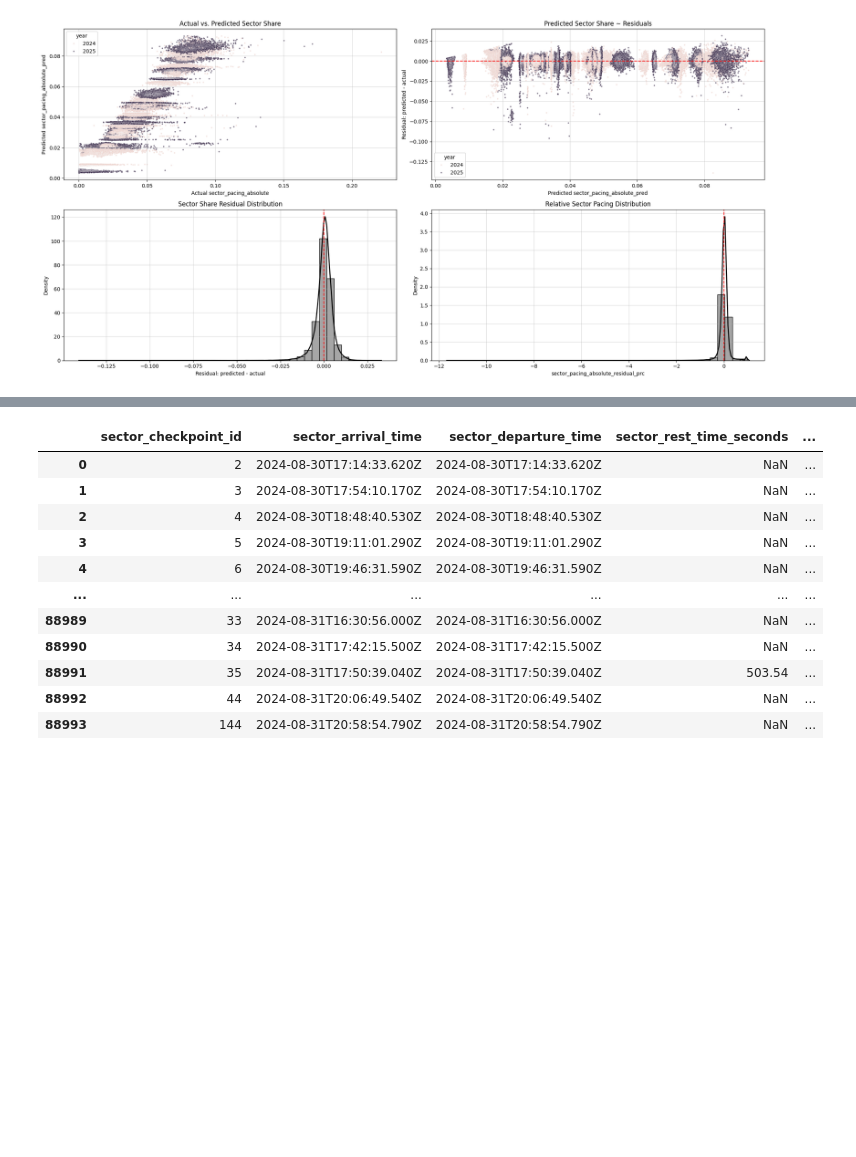
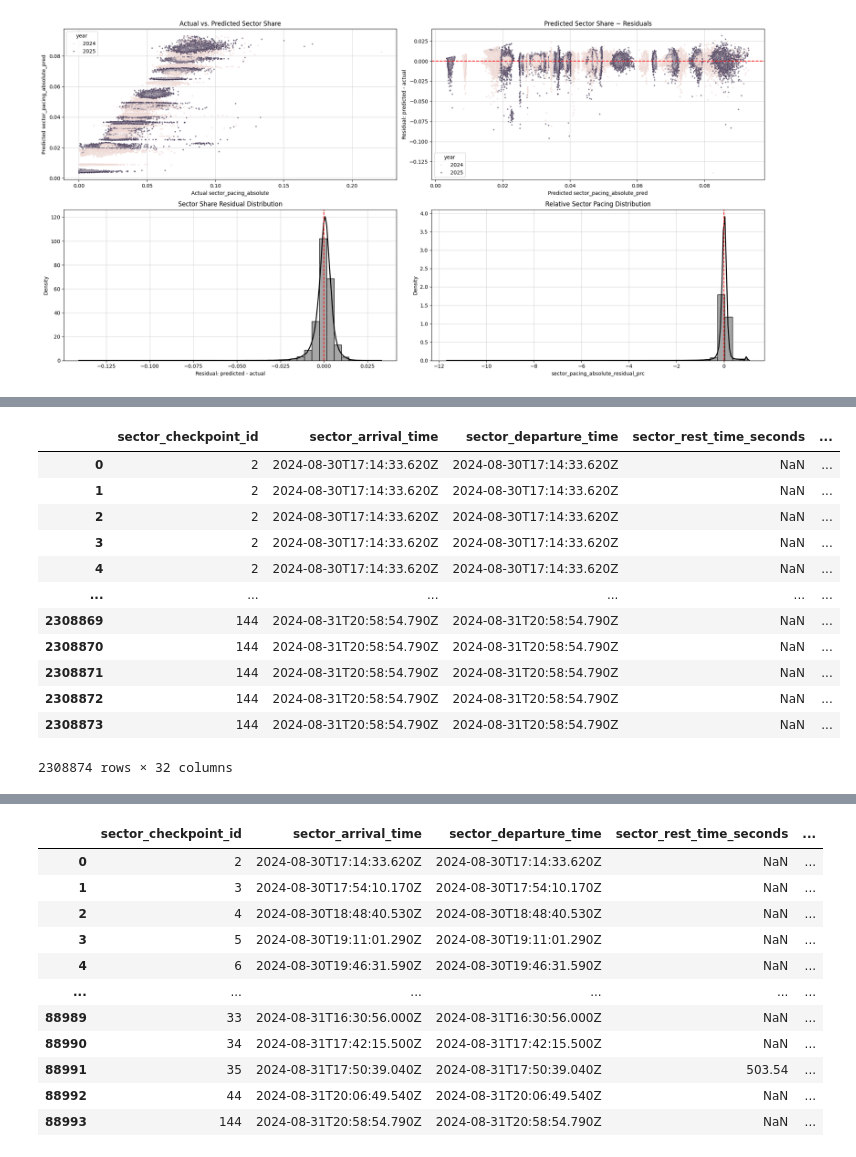
Before and after one commit to 1312Bravo/Path-To-UTMB, a Jupyter notebook: pacing_strategy/research.ipynb, the cells around one changed output, grey strips where cells are left out. Cells and saved outputs as stored; diff of their text form; code cells hidden in the pictures; blank space fills up the shorter version.

```diff
--- a/pacing_strategy/research.ipynb
+++ b/pacing_strategy/research.ipynb
@@ -99,3 +99,21 @@ runner_race_sector_data_df = runner_race_sector_data_df.assign(
         "year",
     ]).ngroup() + 1
 )
+# %%
+# Total race distance (year specific)
+total_distance_km_by_year = (
+    runner_race_sector_data_df
+    .query("runner_is_finisher == 1")
+    .groupby(["runner_id", "year"])["sector_distance_km"]
+    .sum()
+    .reset_index()
+    .groupby("year")["sector_distance_km"]
+    .mean()
+)
+
+runner_race_sector_data_df = (
+    runner_race_sector_data_df
+    .assign(
+        total_distance_km = lambda df: df["year"].map(total_distance_km_by_year),
+    )
+)
@@ -1218,0 +1256,16 @@ runner_race_sector_data_finisher_df = (
+# %%
+runner_race_sector_data_finisher_df.loc[:, runner_race_sector_data_finisher_df.columns.str.contains("sector")]
+# %% [output]
+|  | sector_checkpoint_id | sector_arrival_time | sector_departure_time | sector_rest_time_seconds | ... |
+| 0 | 2 | 2024-08-30T17:14:33.620Z | 2024-08-30T17:14:33.620Z | NaN | ... |
+| 1 | 2 | 2024-08-30T17:14:33.620Z | 2024-08-30T17:14:33.620Z | NaN | ... |
+| 2 | 2 | 2024-08-30T17:14:33.620Z | 2024-08-30T17:14:33.620Z | NaN | ... |
+| 3 | 2 | 2024-08-30T17:14:33.620Z | 2024-08-30T17:14:33.620Z | NaN | ... |
+| 4 | 2 | 2024-08-30T17:14:33.620Z | 2024-08-30T17:14:33.620Z | NaN | ... |
+| ... | ... | ... | ... | ... | ... |
+| 2308869 | 144 | 2024-08-31T20:58:54.790Z | 2024-08-31T20:58:54.790Z | NaN | ... |
+| 2308870 | 144 | 2024-08-31T20:58:54.790Z | 2024-08-31T20:58:54.790Z | NaN | ... |
+| 2308871 | 144 | 2024-08-31T20:58:54.790Z | 2024-08-31T20:58:54.790Z | NaN | ... |
+| 2308872 | 144 | 2024-08-31T20:58:54.790Z | 2024-08-31T20:58:54.790Z | NaN | ... |
+| 2308873 | 144 | 2024-08-31T20:58:54.790Z | 2024-08-31T20:58:54.790Z | NaN | ... |
+2308874 rows × 32 columns
```
Also changed, not shown: parts of 8 cells of this notebook.
